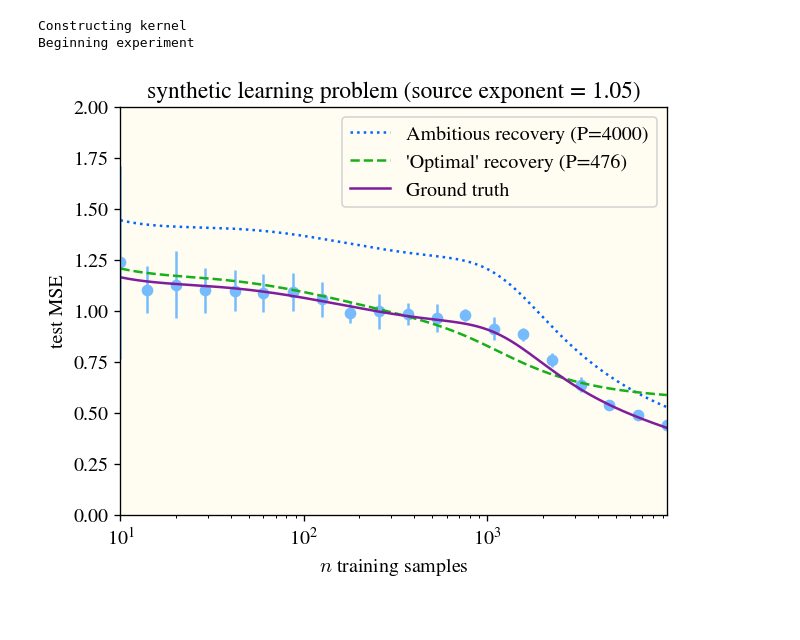
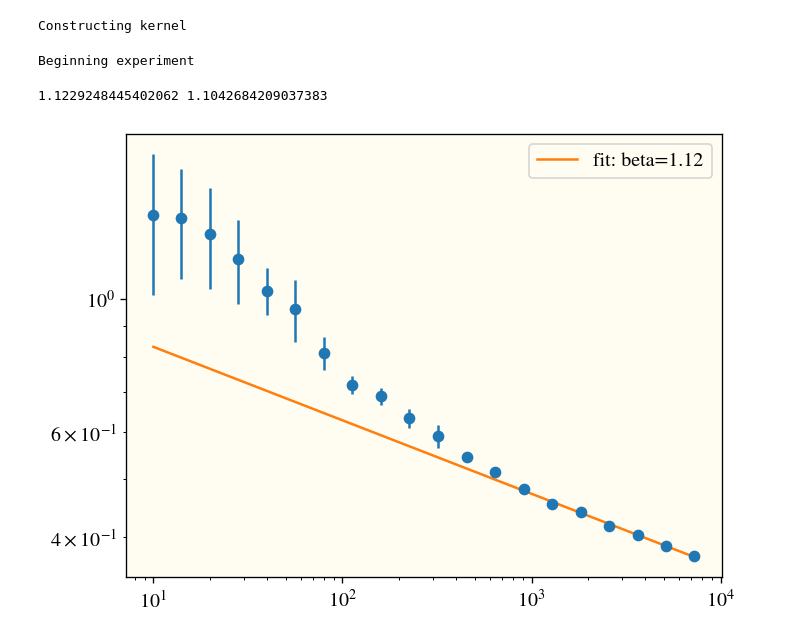
Before and after one commit to james-simon/feature_recombination, a Jupyter notebook: notebooks/target-recovery.ipynb, the cells around one changed output. Drawn from its saved outputs; the diff is of its cells as text; code cells hidden in the pictures.

```diff
--- a/notebooks/target-recovery.ipynb
+++ b/notebooks/target-recovery.ipynb
@@ -39,7 +21,7 @@ def recover_coeffs(H, y, strategy='optimal', **kwargs):
 # %%
-M = 200_000         # function space dimension
+M = 100_000         # function space dimension
 n = 10_000           # number of samples
-source_exp = 1.05
+source_exp = 1.25
 
 # random target function (components are function space coeffs)
 # vstar \in R^M, ||vstar|| = 1
@@ -54,12 +36,13 @@ H = ensure_torch(torch.normal(0, 1, (n, M)))
 y = H @ vstar
 # %%
 # eigenlearning experiment
+from kernels import LaplaceKernel
 
 print("Constructing kernel")
-data_dim = 1000
-data_eigval_exp = 1.3
+data_dim = 200
+data_eigval_exp = 3.0
 data_eigvals = get_powerlaw(data_dim, data_eigval_exp, offset=6)
-eval_level_coeff = GaussianKernel.get_level_coeff_fn(data_eigvals, kernel_width=4)
+eval_level_coeff = GaussianKernel.get_level_coeff_fn(data_eigvals, kernel_width=10)
 kernel_eigvals, _ = generate_fra_monomials(data_eigvals, M, eval_level_coeff)
 
 K = (H * ensure_torch(kernel_eigvals).unsqueeze(0)) @ H.T
@@ -70,8 +53,8 @@ def get_ntrials(ntrain):
     elif ntrain < 10000: return 5
     else: return 2
 
-ntest = n // 20
-log_ntrain_max = np.log10(n - ntest)
+ntest = 2_000
+log_ntrain_max = np.log10((n - ntest)/1.1)
 ntrains = np.unique(np.logspace(1, log_ntrain_max, base=10, num=20).astype(int))
 ridge = 1e-3
 
@@ -85,4 +68,4 @@ for ntrain in tqdm(ntrains):
         et_yhat[trial, ntrain] = y_hat.cpu().numpy()
 # %% [output]
 Constructing kernel
-Beginning experiment
+Beginning experiment
@@ -88,0 +77,17 @@ Beginning experiment
+# %%
+beta, coeff, mse_trials = estimate_beta(K, y, ntrains, n_test=ntest, n_tailstart=800)
+print(beta, coeff)
+# %% [output]
+1.1229248445402062 1.1042684209037383
+# %%
+mse = mse_trials.mean(axis=0)
+mse_std = mse_trials.std(axis=0)
+
+plt.errorbar(ntrains, mse, yerr=mse_std, fmt='o')
+plt.plot(ntrains, coeff * ntrains**(-beta+1), label=f"fit: beta={beta:.2f}")
+plt.xscale('log')
+plt.yscale('log')
+plt.legend()
+plt.show()
+# %% [output]
+[figure, added]
@@ -89,10 +112,12 @@ Beginning experiment
 # %%
-def get_coeff_stats(vstar, H, y, strategy, **kwargs):
-    vhat = recover_coeffs(H, y, strategy=strategy, **kwargs)
-    P = len(vhat)
+def get_coeff_stats(vstar, H, y, P=None, source_exp=None):
+    if P is None:
+        assert source_exp is not None
+        P = int(n * (source_exp - 1) / source_exp)
+    vhat = torch.linalg.lstsq(H[:, :P], y).solution
     uncaptured = (vstar[P:]**2).sum().item()
     # mse = ((vhat - vstar[:P])**2).sum().item() + uncaptured
-    return vhat, P, uncaptured
+    return vhat, uncaptured
 
 def compute_learning_curve(ntrains, kernel_eigvals, coeffs, ridge, noise_var):
     kernel_eigvals, coeffs = ensure_numpy(kernel_eigvals), ensure_numpy(coeffs)
@@ -107,34 +132,6 @@ ystar = ensure_numpy(y)[-ntest:]
 mse = ((yhat - ystar)**2).mean(axis=-1)
 mse_mean, mse_std = mse.mean(axis=0), mse.std(axis=0)
 
-recovery_frac = 0.4
-vhat_amb, P_amb, nv_amb = get_coeff_stats(vstar, H, y, strategy='ambitious', frac=recovery_frac)
-vhat_opt, P_opt, nv_opt = get_coeff_stats(vstar, H, y, strategy='optimal', source_exp=source_exp)
-
-ntrains_dense = np.logspace(np.log10(ntrains[0]), np.log10(ntrains[-1]), 200)
-lrn_curve_tru = compute_learning_curve(ntrains_dense, kernel_eigvals, vstar, ridge=ridge, noise_var=0)
-lrn_curve_amb = compute_learning_curve(ntrains_dense, kernel_eigvals, vhat_amb, ridge=ridge, noise_var=nv_amb)
-lrn_curve_opt = compute_learning_curve(ntrains_dense, kernel_eigvals, vhat_opt, ridge=ridge, noise_var=nv_opt)
-
-fig, ax = plt.subplots(figsize=(5.5, 4.5))
-colors = ['xkcd:bright blue', 'xkcd:aubergine', 'xkcd:pale red']
-ax.errorbar(ntrains, mse_mean, yerr=mse_std, color='xkcd:sky blue',
-            ls='none', marker='o', zorder=-4)
-
-ax.plot(ntrains_dense, lrn_curve_amb, color='xkcd:bright blue', ls=":", label=f"Ambitious recovery (P={len(vhat_amb)})")
-ax.plot(ntrains_dense, lrn_curve_opt, color='xkcd:green', ls="--", label=f"'Optimal' recovery (P={len(vhat_opt)})")
-ax.plot(ntrains_dense, lrn_curve_tru, color='xkcd:purple', label="Ground truth")
-
-ax.set_title(f"synthetic learning problem (source exponent = {source_exp})",
-             fontsize=14)
-ax.set_xlabel(f"$n$ training samples")
-ax.set_ylabel("test MSE")
-ax.set_xlim(ntrains[0], ntrains[-1])
-ax.set_ylim(0, 2)
-
-ax.set_xscale("log")
-ax.legend()
-plt.tight_layout()
-plt.show()
+vhat_grf, uncaptured = grf(H, y, P=None)
+noise_var = uncaptured / np.sqrt(n)
+# get_coeff_stats(vstar, H, y, source_exp=source_exp)
-# %% [output]
-[figure, removed]
```
Also changed, not shown: parts of 7 cells of this notebook, 1 other file.
